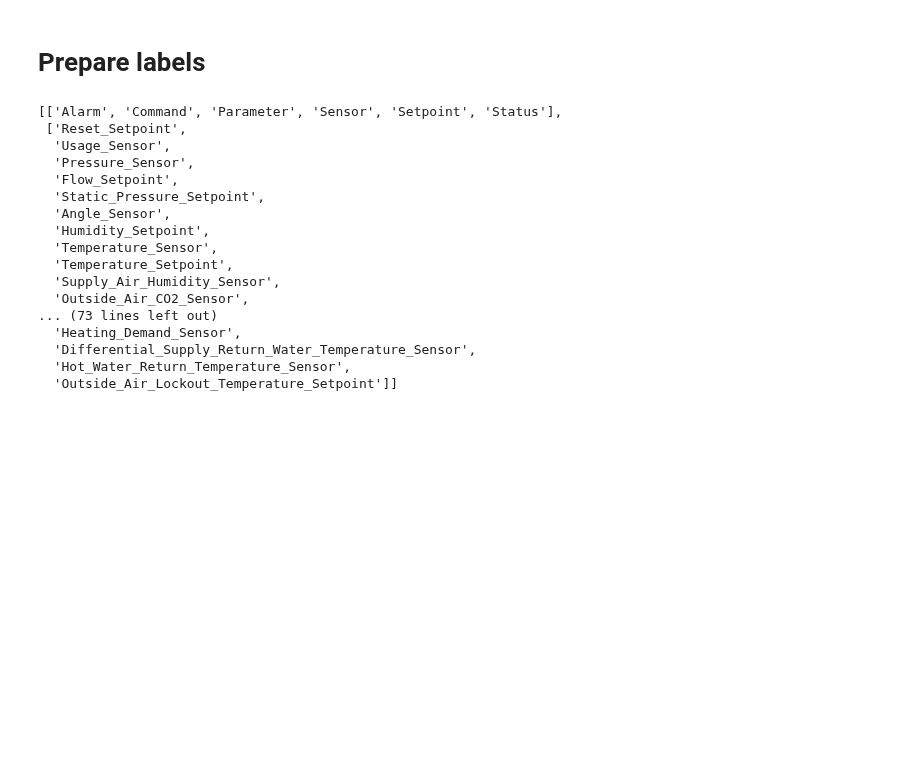
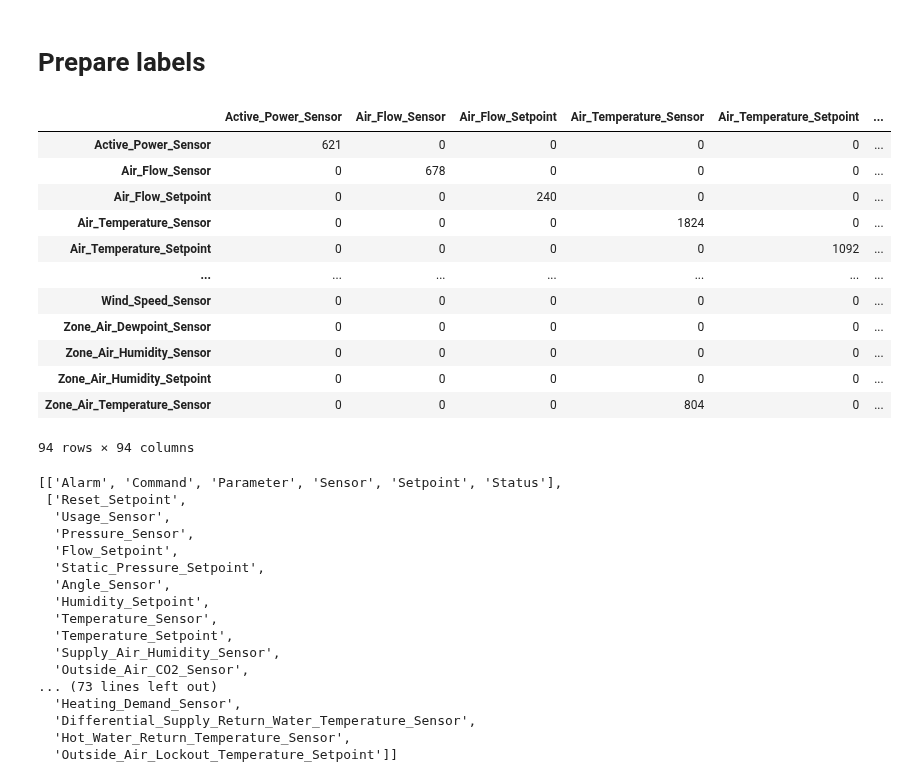
Before and after one commit to JoeZhao527/cl-bricks, a Jupyter notebook: notebooks/hier_rf_2_slide_cluster.ipynb, the cells around one changed output. Drawn from its saved outputs; the diff is of its cells as text; code cells hidden in the pictures; blank space fills up the shorter version.

```diff
--- a/notebooks/hier_rf_2_slide_cluster.ipynb
+++ b/notebooks/hier_rf_2_slide_cluster.ipynb
@@ -281,6 +281,30 @@ plt.show()
 [figure]
 # %% [markdown]
 # Prepare labels
+# %%
+df = train_y.copy()
+label_cols = list(train_y.columns[1:])
+
+df_labels_binary = df[label_cols].applymap(lambda x: 1 if x == 1 else 0)
+
+# 2) Compute co-occurrence matrix
+co_occurrence_matrix = df_labels_binary.T.dot(df_labels_binary)
+# %%
+co_occurrence_matrix
+# %% [output]
+|  | Active_Power_Sensor | Air_Flow_Sensor | Air_Flow_Setpoint | Air_Temperature_Sensor | Air_Temperature_Setpoint | ... |
+| Active_Power_Sensor | 621 | 0 | 0 | 0 | 0 | ... |
+| Air_Flow_Sensor | 0 | 678 | 0 | 0 | 0 | ... |
+| Air_Flow_Setpoint | 0 | 0 | 240 | 0 | 0 | ... |
+| Air_Temperature_Sensor | 0 | 0 | 0 | 1824 | 0 | ... |
+| Air_Temperature_Setpoint | 0 | 0 | 0 | 0 | 1092 | ... |
+| ... | ... | ... | ... | ... | ... | ... |
+| Wind_Speed_Sensor | 0 | 0 | 0 | 0 | 0 | ... |
+| Zone_Air_Dewpoint_Sensor | 0 | 0 | 0 | 0 | 0 | ... |
+| Zone_Air_Humidity_Sensor | 0 | 0 | 0 | 0 | 0 | ... |
+| Zone_Air_Humidity_Setpoint | 0 | 0 | 0 | 0 | 0 | ... |
+| Zone_Air_Temperature_Sensor | 0 | 0 | 0 | 804 | 0 | ... |
+94 rows × 94 columns
 # %%
 def get_active_labels_np(row):
     """More efficient version using numpy"""
```
Also changed, not shown: parts of 1 cell of this notebook, 1 other file.
